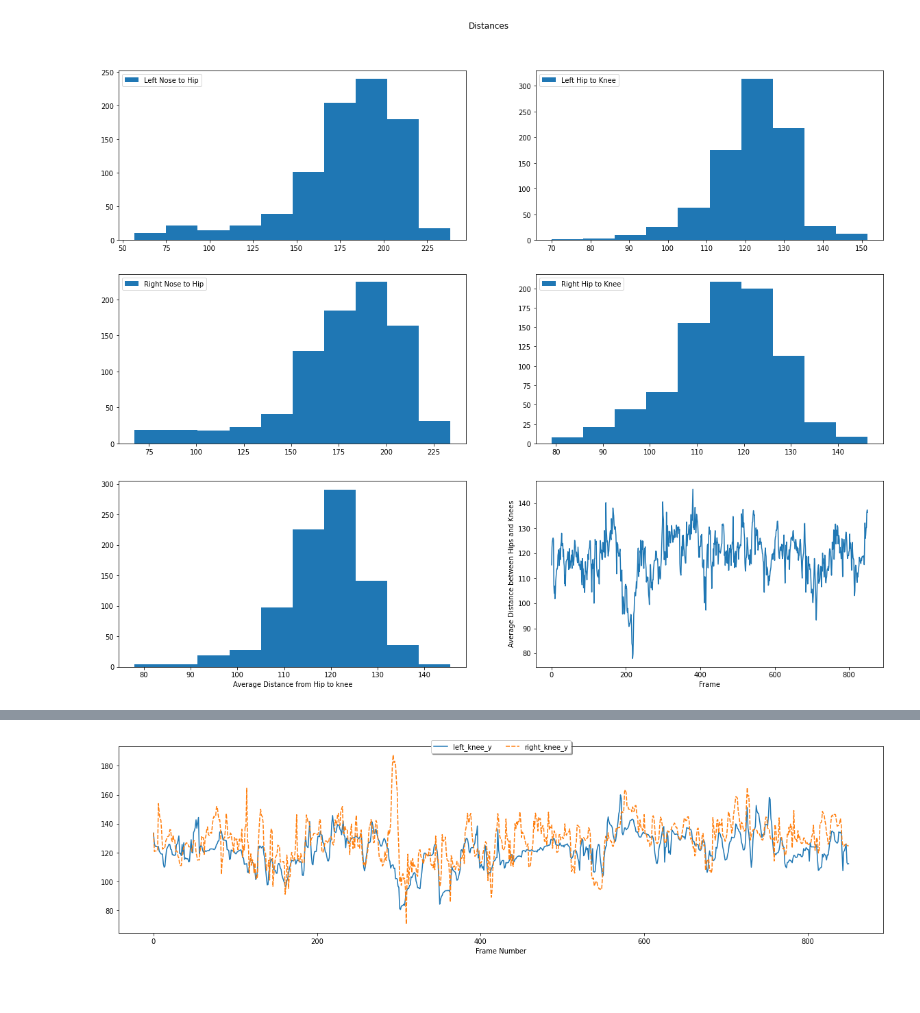
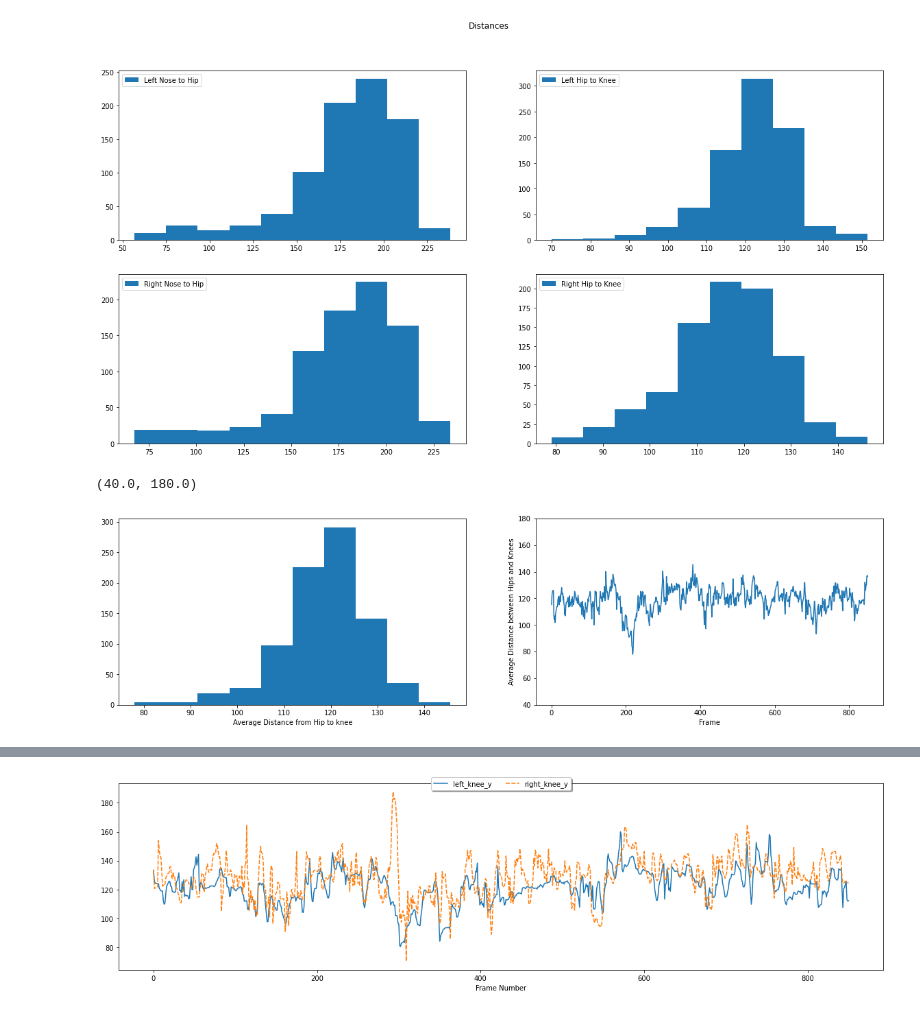
Before and after one commit to tiilt-lab/sport_analytics, a Jupyter notebook: mmla_ia_analysis/reorient_data_and_EDA_person1_y.ipynb, the cells around one changed output, grey strips where cells are left out. Drawn from its saved outputs; the diff is of its cells as text; code cells hidden in the pictures; blank space fills up the shorter version.

```diff
--- a/mmla_ia_analysis/reorient_data_and_EDA_person1_y.ipynb
+++ b/mmla_ia_analysis/reorient_data_and_EDA_person1_y.ipynb
@@ -214,8 +215,13 @@ key_joint
 # %%
 key_joint.loc[:,'left_nose_to_hip'] = key_joint['nose_y'] - key_joint['left_hip_y']
 key_joint.loc[:,'right_nose_to_hip'] =  key_joint['nose_y'] - key_joint['right_hip_y']
+
 key_joint.loc[:,'left_hip_to_knee'] = key_joint['left_hip_y'] - key_joint['left_knee_y']
 key_joint.loc[:,'right_hip_to_knee'] = key_joint['right_hip_y'] - key_joint['right_knee_y']
+
 key_joint.loc[:, 'avg_hip_to_knee'] = np.mean([key_joint['left_hip_y'],key_joint['right_hip_y']], axis=0) - np.mean([key_joint['left_knee_y'],key_joint['right_knee_y']], axis=0)
+
+key_joint.loc[:, 'avg_nose_to_knee'] = key_joint['nose_y'] - np.mean([key_joint['left_knee_y'],key_joint['right_knee_y']], axis=0)
+
 key_joint.iloc[:, 135:]
 # %% [output]
@@ -257,13 +263,26 @@ ax4.legend(loc='upper left');
 # %% [output]
 [figure]
 # %%
+# fig, (ax1, ax2) = plt.subplots(1, 2, figsize=[20,5])
+
+# ax1.hist(key_joint['avg_hip_to_knee']);
+# ax1.set_xlabel('Average Distance from Hip to knee')
+
+# ax2.plot(key_joint['frame'], key_joint['avg_hip_to_knee']);
+# ax2.set_xlabel('Frame')
+# ax2.set_ylabel('Average Distance between Hips and Knees');
+
 fig, (ax1, ax2) = plt.subplots(1, 2, figsize=[20,5])
 
 ax1.hist(key_joint['avg_hip_to_knee']);
 ax1.set_xlabel('Average Distance from Hip to knee')
 
 ax2.plot(key_joint['frame'], key_joint['avg_hip_to_knee']);
 ax2.set_xlabel('Frame')
 ax2.set_ylabel('Average Distance between Hips and Knees');
+ax2.set_ylim(40, 180)
+
+## need to scale this to proximity to camera
 # %% [output]
+(40.0, 180.0)
-[figure, old version]
+[figure, new version]
```
Also changed, not shown: parts of 8 cells of this notebook, 21 other files.
